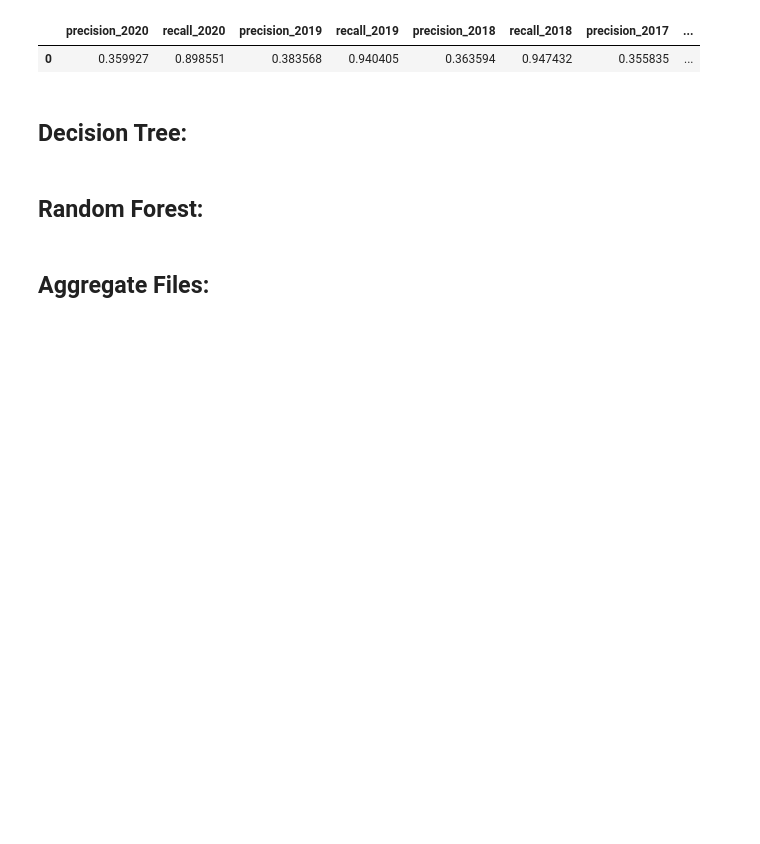
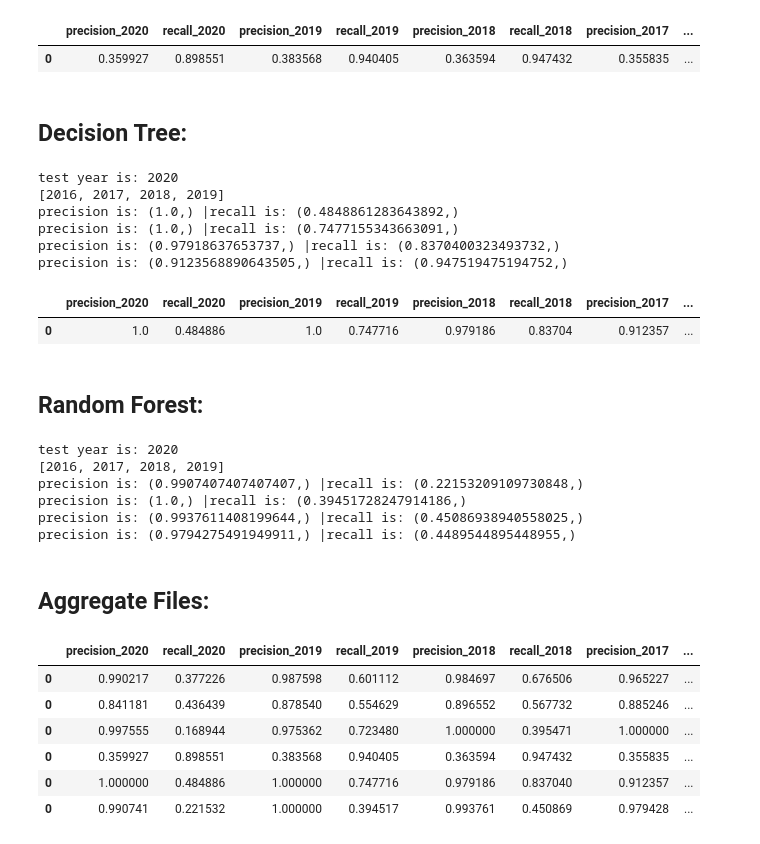
Before and after one commit to Deckart2/capp_30254_crime_forcasting, a Jupyter notebook: scripts/Final Models.ipynb, the cells around one changed output. Cells and saved outputs as stored; diff of their text form; code cells hidden in the pictures; blank space fills up the shorter version.

```diff
--- a/scripts/Final Models.ipynb
+++ b/scripts/Final Models.ipynb
@@ -241,2 +437,17 @@ results_dt = compute_scores_final_data()
+# %%
+grid_dt = {'DecisionTreeClassifier': [{'criterion': 'gini', 'max_depth':1, 'min_samples_split':2, 'random_state':0}]}
+results_dt = compute_scores_final_data(grid_dt, DecisionTreeClassifier(), 'DecisionTreeClassifier', data_list_20, "high_crime", 2020)
+# %% [output]
+test year is: 2020
+[2016, 2017, 2018, 2019]
+precision is: (1.0,) |recall is: (0.4848861283643892,)
+precision is: (1.0,) |recall is: (0.7477155343663091,)
+precision is: (0.97918637653737,) |recall is: (0.8370400323493732,)
+precision is: (0.9123568890643505,) |recall is: (0.947519475194752,)
+# %%
+results_dt[0]
+# %% [output]
+|  | precision_2020 | recall_2020 | precision_2019 | recall_2019 | precision_2018 | recall_2018 | precision_2017 | ... |
+| 0 | 1.0 | 0.484886 | 1.0 | 0.747716 | 0.979186 | 0.83704 | 0.912357 | ... |
 # %% [markdown]
 ## Random Forest:
@@ -246,7 +454,28 @@ results_rf = compute_scores_final_data()
+# %%
+grid_rf = {'RandomForestClassifier': [{'n_estimators': 600, 'criterion': 'entropy', 'max_depth': 5, 'min_samples_split': 2, 'random_state': 0}]}
+results_rf = compute_scores_final_data(grid_rf, RandomForestClassifier(), 'RandomForestClassifier', data_list_20, "high_crime", 2020)
+# %% [output]
+test year is: 2020
+[2016, 2017, 2018, 2019]
+precision is: (0.9907407407407407,) |recall is: (0.22153209109730848,)
+precision is: (1.0,) |recall is: (0.39451728247914186,)
+precision is: (0.9937611408199644,) |recall is: (0.45086938940558025,)
+precision is: (0.9794275491949911,) |recall is: (0.4489544895448955,)
 # %% [markdown]
 ## Aggregate Files:
 # %%
 results = pd.concat([results_log, results_knn[0], results_svm[0], results_nb[0]
-#                    , results_dt, results_rf
+                    , results_dt[0], results_rf[0]
                     ])
+
 results.to_csv("../final_data/combined_2020_results.csv")
+# %%
+results
+# %% [output]
+|  | precision_2020 | recall_2020 | precision_2019 | recall_2019 | precision_2018 | recall_2018 | precision_2017 | ... |
+| 0 | 0.990217 | 0.377226 | 0.987598 | 0.601112 | 0.984697 | 0.676506 | 0.965227 | ... |
+| 0 | 0.841181 | 0.436439 | 0.878540 | 0.554629 | 0.896552 | 0.567732 | 0.885246 | ... |
+| 0 | 0.997555 | 0.168944 | 0.975362 | 0.723480 | 1.000000 | 0.395471 | 1.000000 | ... |
+| 0 | 0.359927 | 0.898551 | 0.383568 | 0.940405 | 0.363594 | 0.947432 | 0.355835 | ... |
+| 0 | 1.000000 | 0.484886 | 1.000000 | 0.747716 | 0.979186 | 0.837040 | 0.912357 | ... |
+| 0 | 0.990741 | 0.221532 | 1.000000 | 0.394517 | 0.993761 | 0.450869 | 0.979428 | ... |
```
Also changed, not shown: parts of 6 cells of this notebook, 6 other files.
